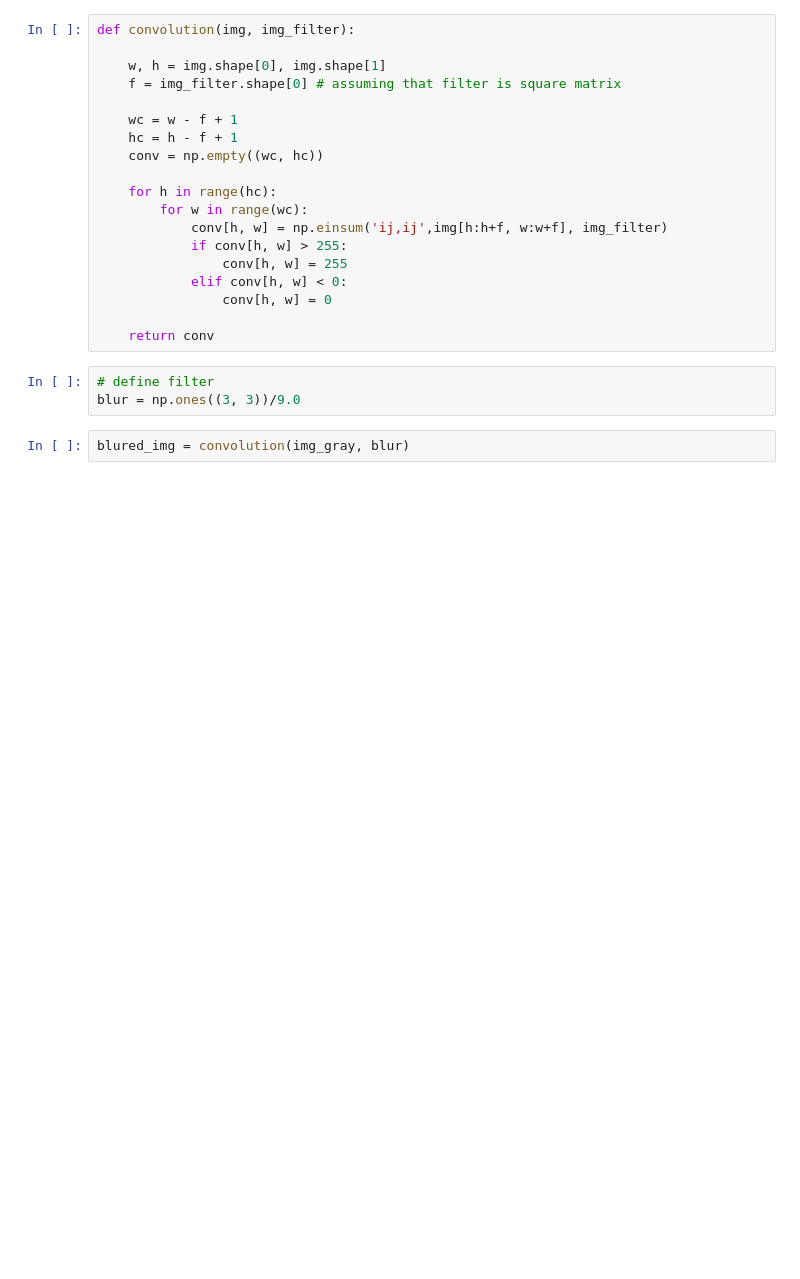
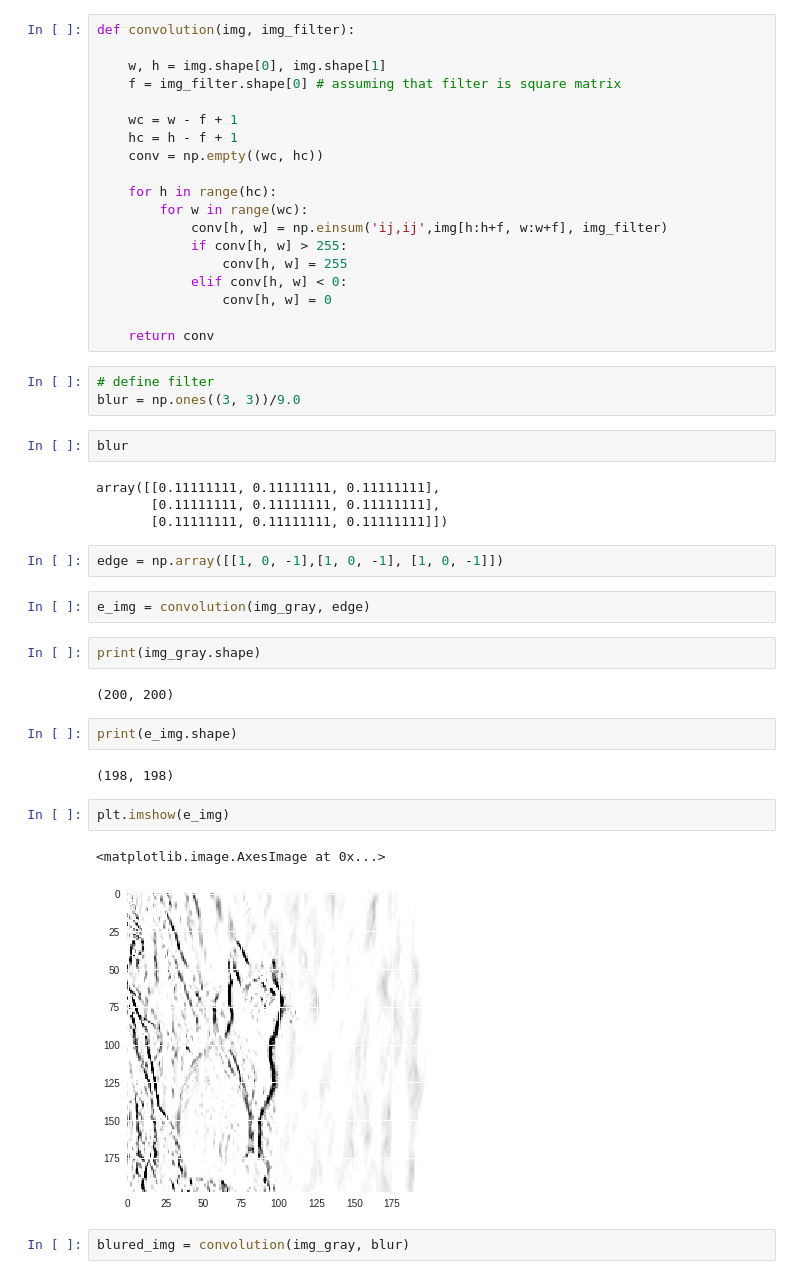
Before and after one commit to macabdul9/ml-cb, a Jupyter notebook: L16-CNN/cnn-online.ipynb, the cells around one changed output. Drawn from its saved outputs; the diff is of its cells as text; blank space fills up the shorter version.

```diff
--- a/L16-CNN/cnn-online.ipynb
+++ b/L16-CNN/cnn-online.ipynb
@@ -53,6 +53,29 @@ def convolution(img, img_filter):
 # %%
 # define filter
 blur = np.ones((3, 3))/9.0
+# %%
+blur
+# %% [output]
+array([[0.11111111, 0.11111111, 0.11111111],
+       [0.11111111, 0.11111111, 0.11111111],
+       [0.11111111, 0.11111111, 0.11111111]])
+# %%
+edge = np.array([[1, 0, -1],[1, 0, -1], [1, 0, -1]])
+# %%
+e_img = convolution(img_gray, edge)
+# %%
+print(img_gray.shape)
+# %% [output]
+(200, 200)
+# %%
+print(e_img.shape)
+# %% [output]
+(198, 198)
+# %%
+plt.imshow(e_img)
+# %% [output]
+<matplotlib.image.AxesImage at 0x...>
+[figure, added]
 # %%
 blured_img = convolution(img_gray, blur)
 # %%
```
Also changed, not shown: 2 other files.
